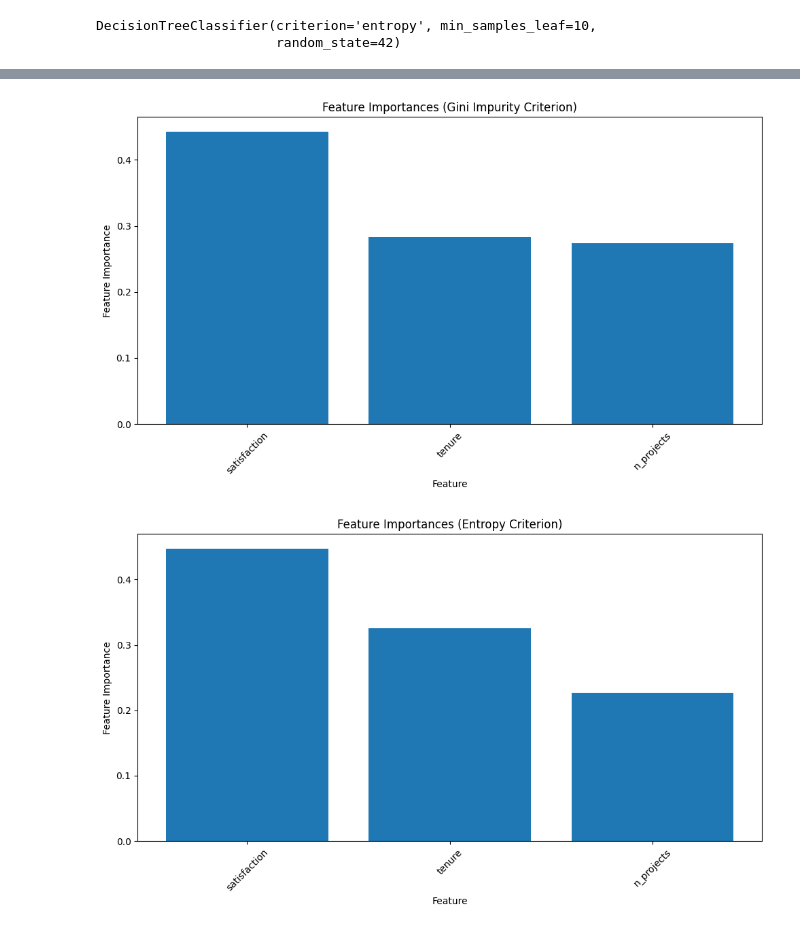
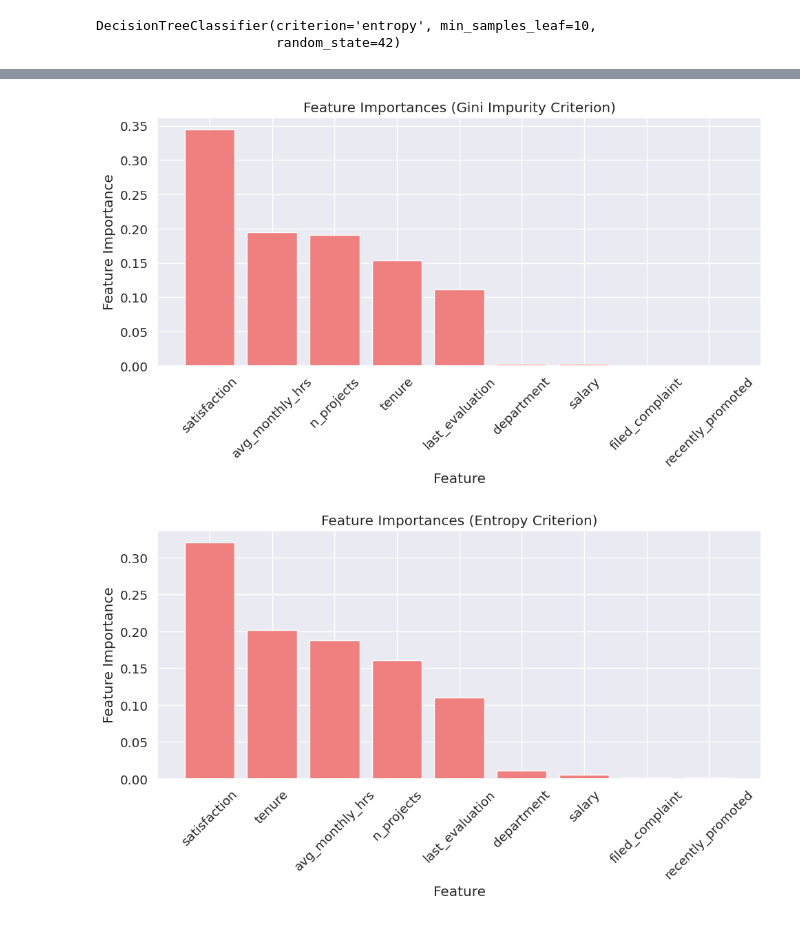
Before and after one commit to swetha2348568/ML_assignments, a Jupyter notebook: 2348568_Lab7.ipynb, the cells around one changed output, grey strips where cells are left out. Cells and saved outputs as stored; diff of their text form; code cells hidden in the pictures.

```diff
--- a/2348568_Lab7.ipynb
+++ b/2348568_Lab7.ipynb
@@ -113,3 +113,12 @@ satisfaction         0
 status               0
 tenure               0
 dtype: int64
+# %%
+nd=df[['avg_monthly_hrs','filed_complaint','last_evaluation','n_projects','recently_promoted','satisfaction','tenure']]
+cd=df[['salary','status','department']]
+from sklearn.preprocessing import LabelEncoder
+for col in cd.columns:
+  le=LabelEncoder()
+  cd[col]=le.fit_transform(cd[col])
+df1 = pd.concat([nd, cd], axis=1)
+df1
@@ -140,6 +178,6 @@ plt.show()
 [figure]
 # %%
 #removing outliers
-df=df.drop(np.where(df['satisfaction']<=0.1)[0])
-df
+df1=df1.drop(np.where(df['satisfaction']<=0.1)[0])
+df1
 # %% [output]
@@ -179,9 +217,9 @@ plt.show()
 from sklearn.model_selection import train_test_split
 
 # Define your selected features and target variable
-features = ['tenure', 'satisfaction', 'n_projects']
-X = df[features]
-y = df['status']
+features = ['tenure', 'satisfaction', 'n_projects','avg_monthly_hrs',	'department',	'filed_complaint',	'last_evaluation',	'recently_promoted',	'salary']
+X = df1[features]
+y = df1['status']
 
 # Split the data into training and testing sets (80% training, 20% testing)
 X_train, X_test, y_train, y_test = train_test_split(X, y, test_size=0.2, random_state=42)
@@ -271,14 +309,30 @@ from sklearn.metrics import confusion_matrix
 
 # Calculate the confusion matrix for Gini Impurity
 confusion_matrix_gini = confusion_matrix(y_test, gini_tree_pruned.predict(X_test))
+plt.figure(figsize=(8, 6))
+sns.set(font_scale=1.2)
+sns.heatmap(confusion_matrix_gini, annot=True, fmt="d", cmap="crest", cbar=False,
+            xticklabels=['Left', 'Employed'], yticklabels=['Left', 'Employed'])
+plt.xlabel('Predicted')
+plt.ylabel('Actual')
+plt.title('Confusion Matrix')
+plt.show()
 
 # Calculate the confusion matrix for Entropy
 confusion_matrix_entropy = confusion_matrix(y_test, entropy_tree_pruned.predict(X_test))
+plt.figure(figsize=(8, 6))
+sns.set(font_scale=1.2)
+sns.heatmap(confusion_matrix_entropy, annot=True, fmt="d", cmap="viridis", cbar=False,
+            xticklabels=['Left', 'Employed'], yticklabels=['Left', 'Employed'])
+plt.xlabel('Predicted')
+plt.ylabel('Actual')
+plt.title('Confusion Matrix')
+plt.show()
 
 # Print the confusion matrices
-print("Confusion Matrix for Gini Impurity:")
-print(confusion_matrix_gini)
+#print("Confusion Matrix for Gini Impurity:")
+#print(confusion_matrix_gini)
 
-print("\nConfusion Matrix for Entropy:")
-print(confusion_matrix_entropy)
+#print("\nConfusion Matrix for Entropy:")
+#print(confusion_matrix_entropy)
 # %% [output]
@@ -323,26 +372,26 @@ plt.show()
 # %%
 # Function to plot feature importances
 def plot_feature_importances(model, feature_names, criterion):
     importances = model.feature_importances_
     indices = np.argsort(importances)[::-1]  # Sort in descending order
 
     plt.figure(figsize=(10, 6))
-    plt.bar(range(len(feature_names)), importances[indices], align='center')
+    plt.bar(range(len(feature_names)), importances[indices], align='center',color='lightcoral')
     plt.xticks(range(len(feature_names)), [feature_names[i] for i in indices], rotation=45)
     plt.xlabel('Feature')
     plt.ylabel('Feature Importance')
     plt.title(f'Feature Importances ({criterion} Criterion)')
     plt.tight_layout()
     plt.show()
 
 # Get the feature names
 feature_names = X.columns
 
 # Plot feature importances for Gini impurity
 plot_feature_importances(gini_tree_pruned, feature_names, 'Gini Impurity')
 
 # Plot feature importances for Entropy
 plot_feature_importances(entropy_tree_pruned, feature_names, 'Entropy')
 # %% [output]
-[figure, old version]
+[figure, new version]
-[figure, old version]
+[figure, new version]
```
Also changed, not shown: parts of 9 cells of this notebook.
